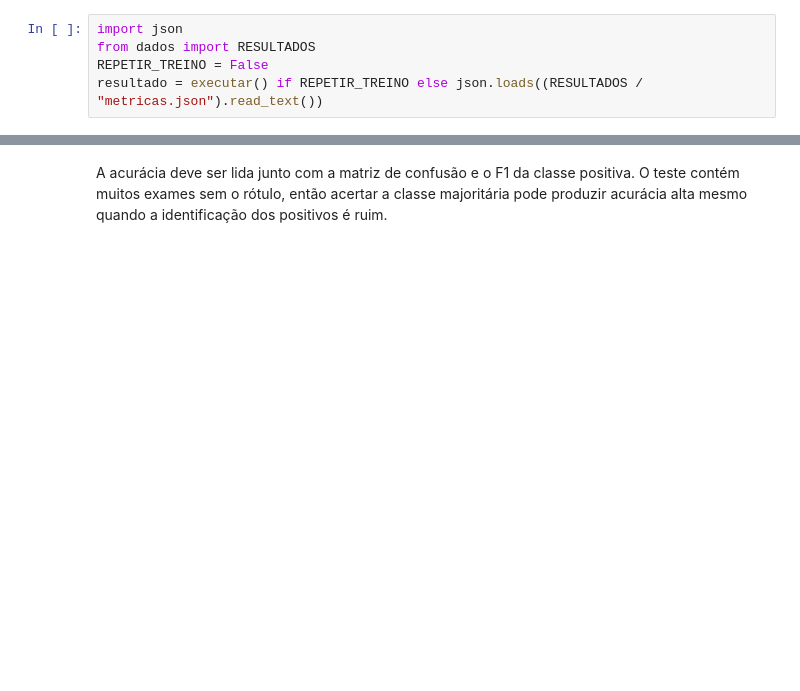
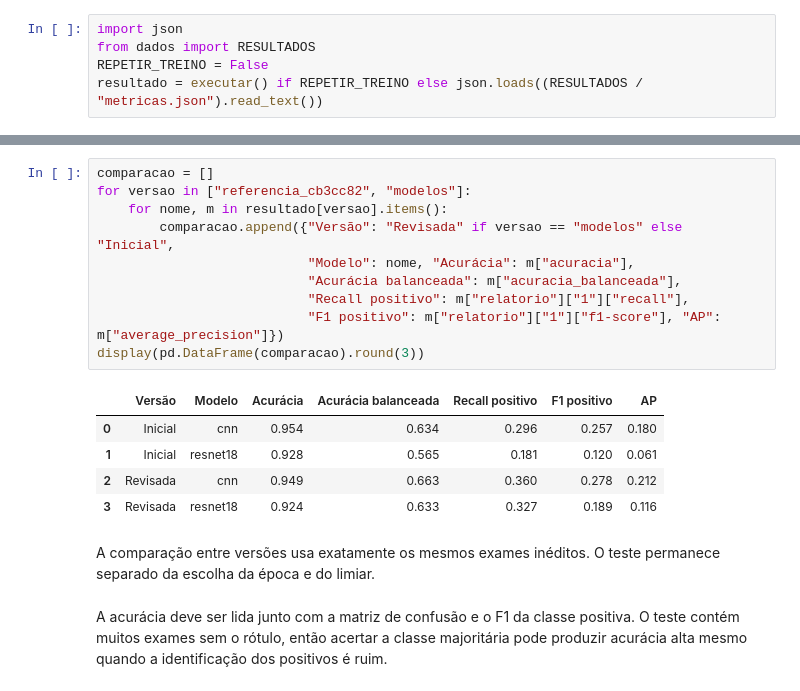
Before and after one commit to marcus-vlgarcia/cardioia, a Jupyter notebook: fase4/notebooks/02_treinamento_avaliacao.ipynb, the cells around one changed output, grey strips where cells are left out. Saved outputs shown, nothing was run; the diff lists cells and outputs as text; blank space fills up the shorter version.

Commit message:
Revisa avaliação e melhora os modelos da Fase 4

```diff
--- a/fase4/notebooks/02_treinamento_avaliacao.ipynb
+++ b/fase4/notebooks/02_treinamento_avaliacao.ipynb
@@ -91,2 +91,20 @@ display(Image(filename=str(RESULTADOS / "matrizes_confusao.png")))
+# %%
+comparacao = []
+for versao in ["referencia_cb3cc82", "modelos"]:
+    for nome, m in resultado[versao].items():
+        comparacao.append({"Versão": "Revisada" if versao == "modelos" else "Inicial",
+                           "Modelo": nome, "Acurácia": m["acuracia"],
+                           "Acurácia balanceada": m["acuracia_balanceada"],
+                           "Recall positivo": m["relatorio"]["1"]["recall"],
+                           "F1 positivo": m["relatorio"]["1"]["f1-score"], "AP": m["average_precision"]})
+display(pd.DataFrame(comparacao).round(3))
+# %% [output]
+|  | Versão | Modelo | Acurácia | Acurácia balanceada | Recall positivo | F1 positivo | AP |
+| 0 | Inicial | cnn | 0.954 | 0.634 | 0.296 | 0.257 | 0.180 |
+| 1 | Inicial | resnet18 | 0.928 | 0.565 | 0.181 | 0.120 | 0.061 |
+| 2 | Revisada | cnn | 0.949 | 0.663 | 0.360 | 0.278 | 0.212 |
+| 3 | Revisada | resnet18 | 0.924 | 0.633 | 0.327 | 0.189 | 0.116 |
+# %% [markdown]
+A comparação entre versões usa exatamente os mesmos exames inéditos. O teste permanece separado da escolha da época e do limiar.
 # %% [markdown]
 A acurácia deve ser lida junto com a matriz de confusão e o F1 da classe positiva. O teste contém muitos exames sem o rótulo, então acertar a classe majoritária pode produzir acurácia alta mesmo quando a identificação dos positivos é ruim.
```
Also changed, not shown: parts of 5 cells of this notebook, 20 other files.
